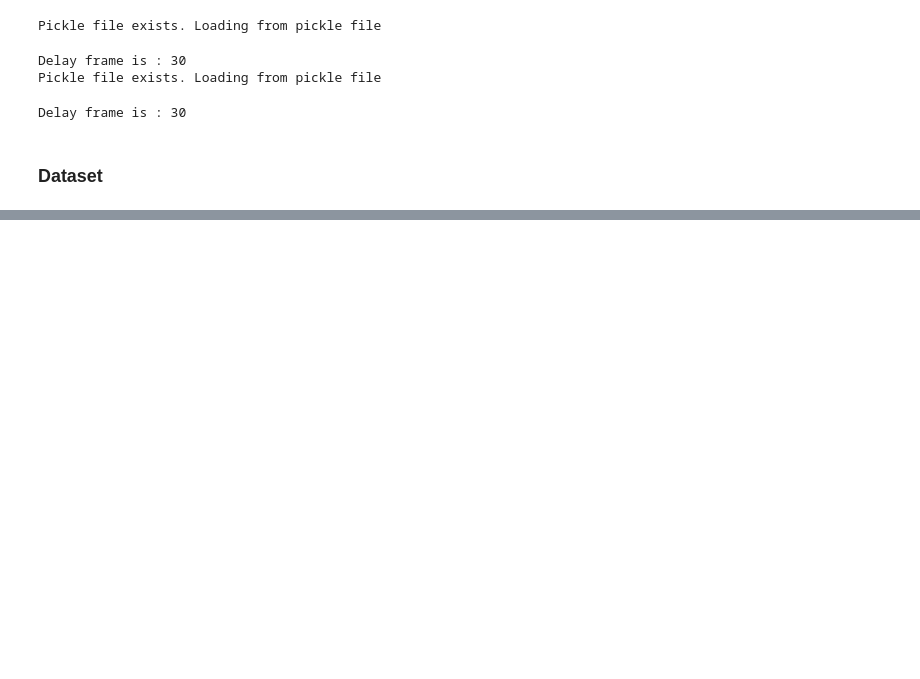
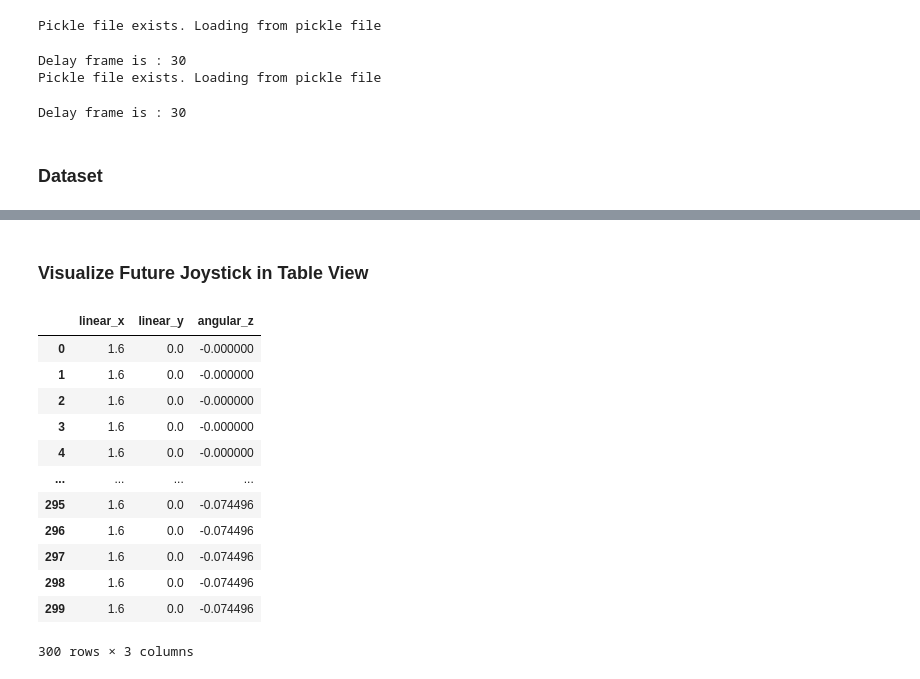
Before and after one commit to abhinavchadaga/clip_social_nav, a Jupyter notebook: data_visualization.ipynb, the cells around one changed output, grey strips where cells are left out. Saved outputs shown, nothing was run; the diff lists cells and outputs as text; code cells hidden in the pictures; blank space fills up the shorter version.

```diff
--- a/data_visualization.ipynb
+++ b/data_visualization.ipynb
@@ -54,0 +91,21 @@ RuntimeError: stack expects each tensor to be equal size, but got [434, 3] at en
+# %% [markdown]
+### Visualize Future Joystick in Table View
+# %%
+joystick = sample[1]
+
+joy_df = pd.DataFrame(data=joystick, columns=['linear_x', 'linear_y', 'angular_z'])
+joy_df
+# %% [output]
+|  | linear_x | linear_y | angular_z |
+| 0 | 1.6 | 0.0 | -0.000000 |
+| 1 | 1.6 | 0.0 | -0.000000 |
+| 2 | 1.6 | 0.0 | -0.000000 |
+| 3 | 1.6 | 0.0 | -0.000000 |
+| 4 | 1.6 | 0.0 | -0.000000 |
+| ... | ... | ... | ... |
+| 295 | 1.6 | 0.0 | -0.074496 |
+| 296 | 1.6 | 0.0 | -0.074496 |
+| 297 | 1.6 | 0.0 | -0.074496 |
+| 298 | 1.6 | 0.0 | -0.074496 |
+| 299 | 1.6 | 0.0 | -0.074496 |
+300 rows × 3 columns
```
Also changed, not shown: parts of 14 cells of this notebook, 2 other files.
